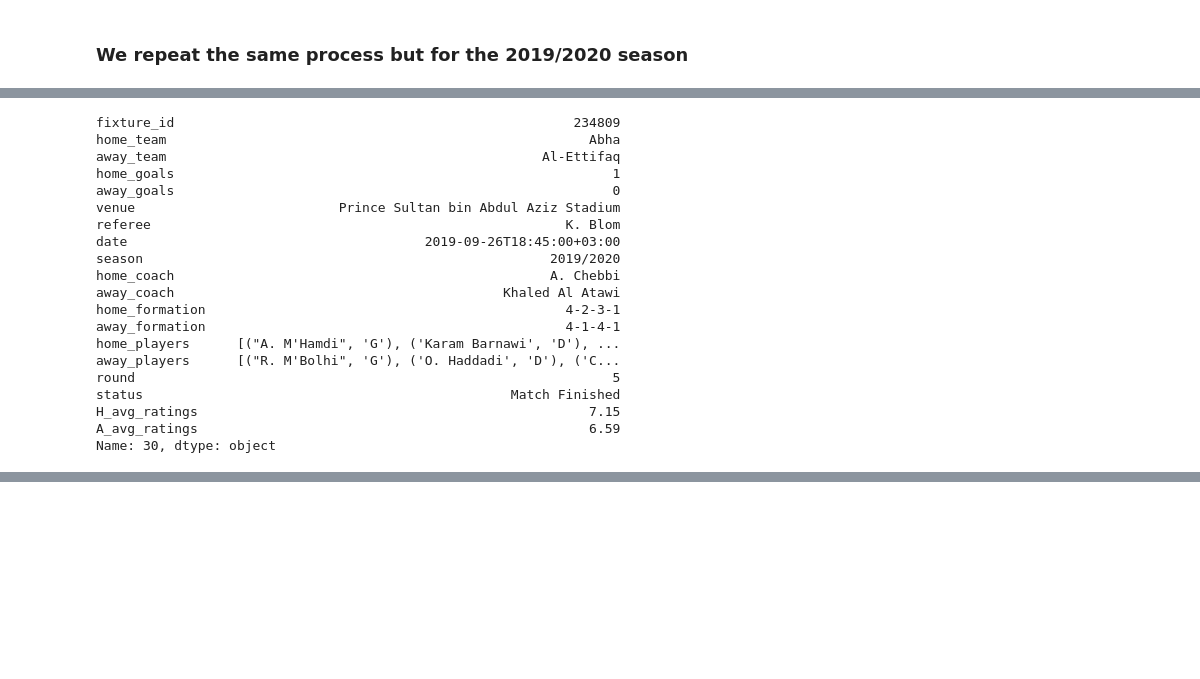
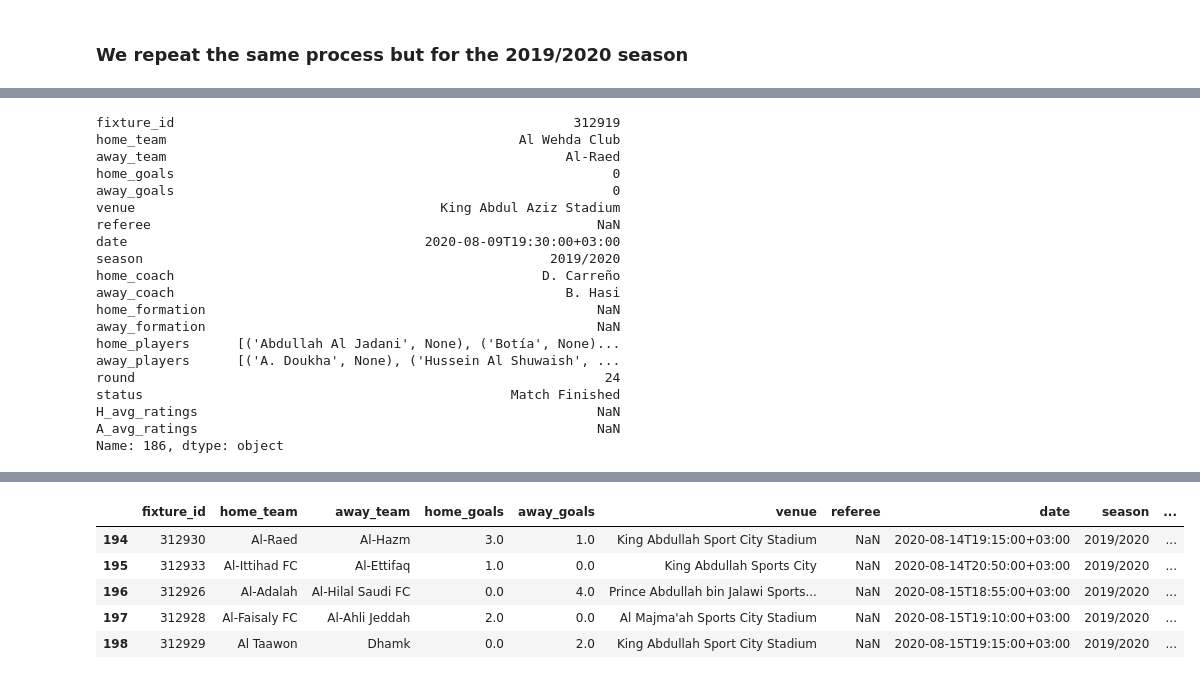
Before and after one commit to Link20222/SaudiLeague, a Jupyter notebook: Data Collection.ipynb, the cells around one changed output, grey strips where cells are left out. Drawn from its saved outputs; the diff is of its cells as text; code cells hidden in the pictures; blank space fills up the shorter version.

```diff
--- a/Data Collection.ipynb
+++ b/Data Collection.ipynb
@@ -681,26 +684,26 @@ season2019.loc[season2019["H_avg_ratings"].isnull()].head(3)
 # %%
-season2019.loc[30]
+season2019.loc[186]
 # %% [output]
-fixture_id                                                   234809
-home_team                                                      Abha
-away_team                                                Al-Ettifaq
-home_goals                                                        1
+fixture_id                                                   312919
+home_team                                             Al Wehda Club
+away_team                                                   Al-Raed
+home_goals                                                        0
 away_goals                                                        0
-venue                          Prince Sultan bin Abdul Aziz Stadium
-referee                                                     K. Blom
-date                                      2019-09-26T18:45:00+03:00
+venue                                       King Abdul Aziz Stadium
+referee                                                         NaN
+date                                      2020-08-09T19:30:00+03:00
 season                                                    2019/2020
-home_coach                                                A. Chebbi
-away_coach                                          Khaled Al Atawi
-home_formation                                              4-2-3-1
-away_formation                                              4-1-4-1
-home_players      [("A. M'Hamdi", 'G'), ('Karam Barnawi', 'D'), ...
-away_players      [("R. M'Bolhi", 'G'), ('O. Haddadi', 'D'), ('C...
-round                                                             5
+home_coach                                               D. Carreño
+away_coach                                                  B. Hasi
+home_formation                                                  NaN
+away_formation                                                  NaN
+home_players      [('Abdullah Al Jadani', None), ('Botía', None)...
+away_players      [('A. Doukha', None), ('Hussein Al Shuwaish', ...
+round                                                            24
 status                                               Match Finished
-H_avg_ratings                                                  7.15
-A_avg_ratings                                                  6.59
-Name: 30, dtype: object
+H_avg_ratings                                                   NaN
+A_avg_ratings                                                   NaN
+Name: 186, dtype: object
 # %%
 season2019.head()
 # %% [output]
@@ -712,3 +715,12 @@ season2019.head()
 | 4 | 234781 | Al-Ittihad FC | Al-Raed | 3.0 | 1.0 | King Abdullah Sports City | S. Moen | 2019-08-23T20:50:00+03:00 | 2019/2020 | ... |
 # %%
 season2019.to_csv("season2019 v5.csv")
+# %%
+season2019.loc[season2019["status"] == "Match Finished"].tail()
+# %% [output]
+|  | fixture_id | home_team | away_team | home_goals | away_goals | venue | referee | date | season | ... |
+| 194 | 312930 | Al-Raed | Al-Hazm | 3.0 | 1.0 | King Abdullah Sport City Stadium | NaN | 2020-08-14T19:15:00+03:00 | 2019/2020 | ... |
+| 195 | 312933 | Al-Ittihad FC | Al-Ettifaq | 1.0 | 0.0 | King Abdullah Sports City | NaN | 2020-08-14T20:50:00+03:00 | 2019/2020 | ... |
+| 196 | 312926 | Al-Adalah | Al-Hilal Saudi FC | 0.0 | 4.0 | Prince Abdullah bin Jalawi Sports... | NaN | 2020-08-15T18:55:00+03:00 | 2019/2020 | ... |
+| 197 | 312928 | Al-Faisaly FC | Al-Ahli Jeddah | 2.0 | 0.0 | Al Majma'ah Sports City Stadium | NaN | 2020-08-15T19:10:00+03:00 | 2019/2020 | ... |
+| 198 | 312929 | Al Taawon | Dhamk | 0.0 | 2.0 | King Abdullah Sport City Stadium | NaN | 2020-08-15T19:15:00+03:00 | 2019/2020 | ... |
```
Also changed, not shown: parts of 4 cells of this notebook, 2 other files.
